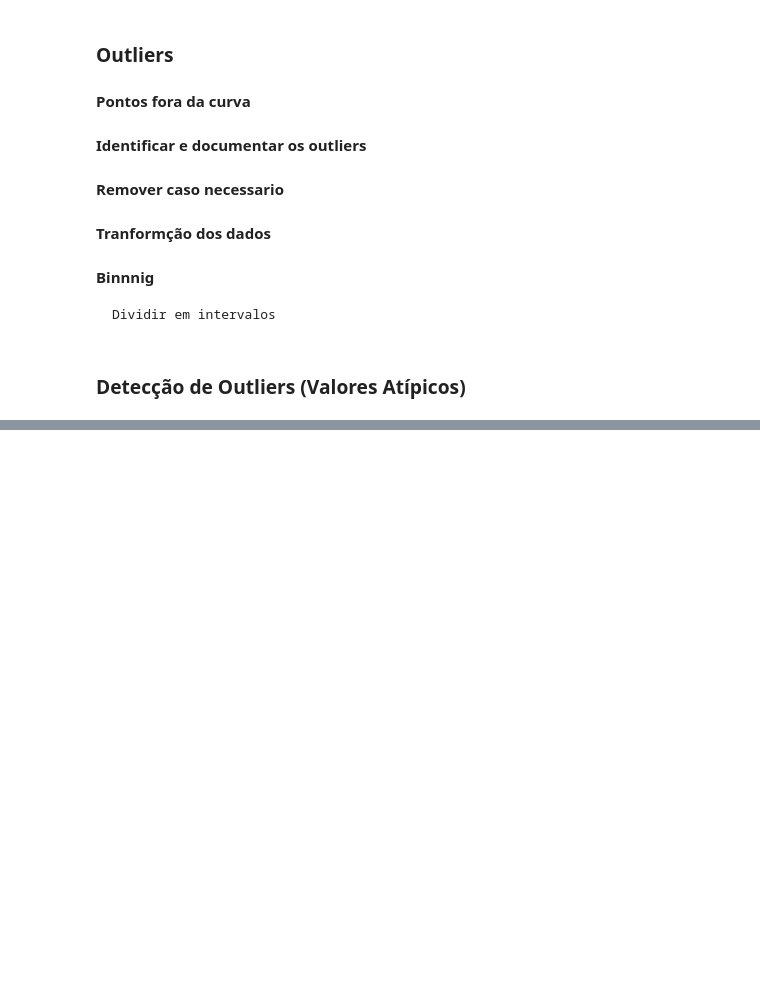
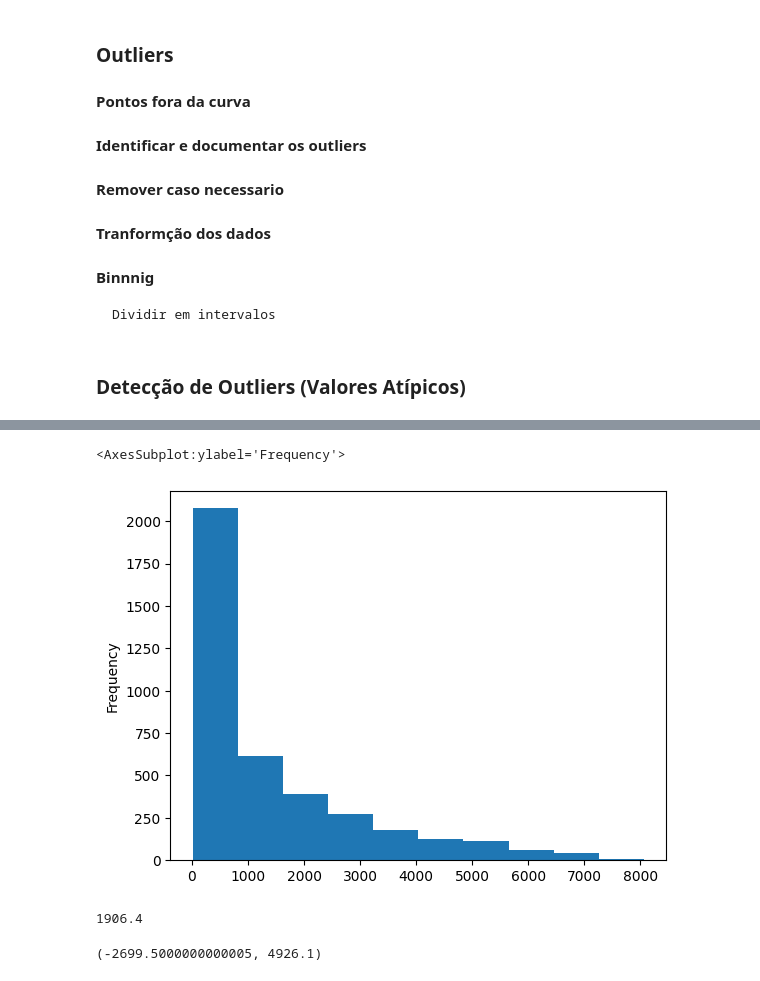
Before and after one commit to AlexandreFeltrin/EstudoIA, a Jupyter notebook: EDA/eda.ipynb, the cells around one changed output, grey strips where cells are left out. Cells and saved outputs as stored; diff of their text form; code cells hidden in the pictures; blank space fills up the shorter version.

```diff
--- a/EDA/eda.ipynb
+++ b/EDA/eda.ipynb
@@ -790,0 +796,5 @@ df_churn['TotalCharges'].plot.box()
+# %%
+# Criar um dataframe somente com clientes do tipo Month-to-Month (Mensal)
+
+df_churn_month = df_churn[df_churn.Contract == 'Month-to-month']
+df_churn_month
@@ -790,0 +815,28 @@ df_churn['TotalCharges'].plot.box()
+# %%
+# Histograma - checar visualemtne a distribuição dos valores é normal
+
+df_churn_month.TotalCharges.plot.hist()
+# %% [output]
+<AxesSubplot:ylabel='Frequency'>
+[figure, added]
+# %%
+# Metodo de detecção de Outliers - Tukey
+# Metodo de Tukey - IQR (Interquartile Range)
+# IQR - Range Interquartil - Diferença entre o 3º e 1º quartil
+# IQR = Q3 - Q1
+
+q1_TotalCharges_month = df_churn_month.TotalCharges.quantile(0.25)
+q3_TotalCharges_month = df_churn_month.TotalCharges.quantile(0.75)
+
+iqr_TotalCharges_month = q3_TotalCharges_month - q1_TotalCharges_month
+iqr_TotalCharges_month
+# %% [output]
+1906.4
+# %%
+# limite inferior e superior
+
+limInf_TotalCharges_month = q1_TotalCharges_month - (1.5 * iqr_TotalCharges_month)
+limSup_TotalCharges_month = q3_TotalCharges_month + (1.5 * iqr_TotalCharges_month)
+limInf_TotalCharges_month, limSup_TotalCharges_month
+# %% [output]
+(-2699.5000000000005, 4926.1)
```
Also changed, not shown: parts of 35 cells of this notebook, 6 other files.
